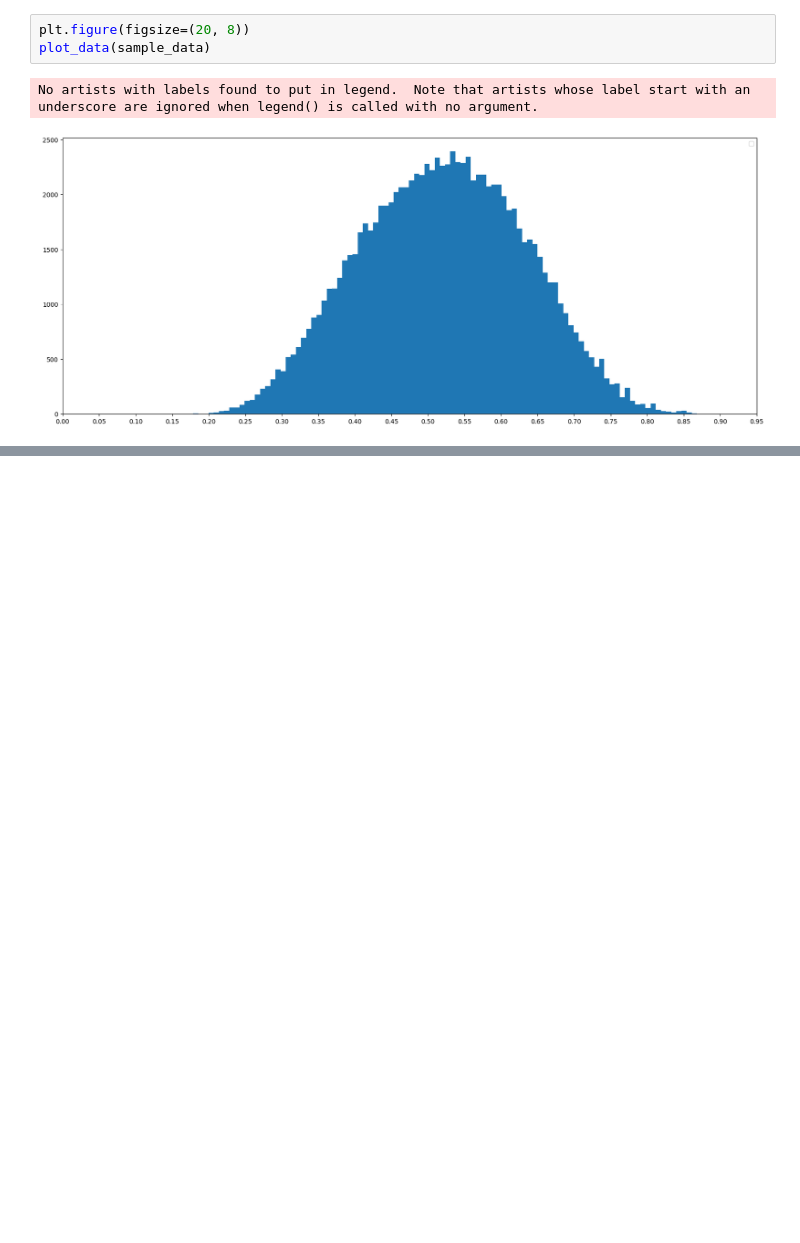
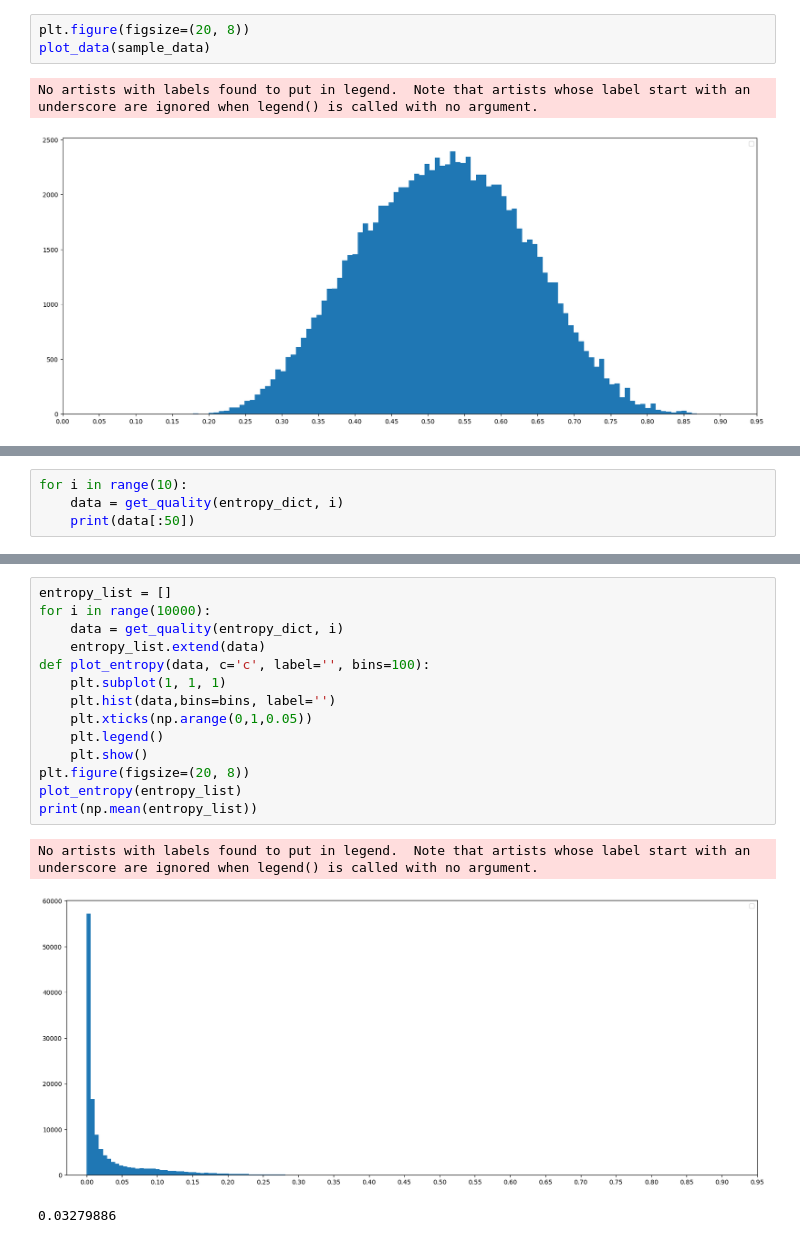
Before and after one commit to jiahaozhenbang/gector, a Jupyter notebook: utils/look_data.ipynb, the cells around one changed output, grey strips where cells are left out. Saved outputs shown, nothing was run; the diff lists cells and outputs as text; blank space fills up the shorter version.

```diff
--- a/utils/look_data.ipynb
+++ b/utils/look_data.ipynb
@@ -49,0 +83,4 @@ No artists with labels found to put in legend.  Note that artists whose label st
+# %%
+for i in range(10):
+    data = get_quality(entropy_dict, i)
+    print(data[:50])
@@ -49,0 +105,18 @@ No artists with labels found to put in legend.  Note that artists whose label st
+# %%
+entropy_list = []
+for i in range(10000):
+    data = get_quality(entropy_dict, i)
+    entropy_list.extend(data)
+def plot_entropy(data, c='c', label='', bins=100):
+    plt.subplot(1, 1, 1)
+    plt.hist(data,bins=bins, label='')
+    plt.xticks(np.arange(0,1,0.05))
+    plt.legend()
+    plt.show()
+plt.figure(figsize=(20, 8))
+plot_entropy(entropy_list)
+print(np.mean(entropy_list))
+# %% [output]
+No artists with labels found to put in legend.  Note that artists whose label start with an underscore are ignored when legend() is called with no argument.
+[figure, added]
+0.03279886
```
Also changed, not shown: parts of 10 cells of this notebook, 6 other files.
